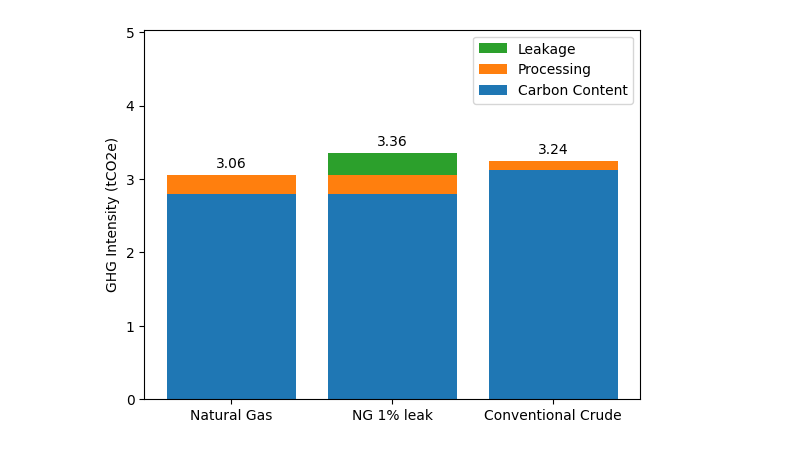
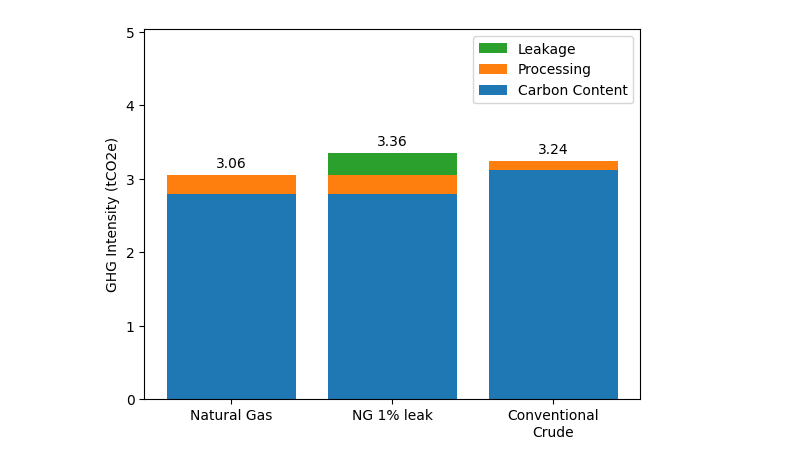
Before and after one commit to epjoiner/GGI_Shiny, a Jupyter notebook: dataviz.ipynb, the cells around one changed output. Drawn from its saved outputs; the diff is of its cells as text; code cells hidden in the pictures.

```diff
--- a/dataviz.ipynb
+++ b/dataviz.ipynb
@@ -4,13 +4,13 @@ from copy import deepcopy
 # %%
 nat_gas = Fuel(name = "Natural Gas", carbon_frac = 0.763, processing = 0.258)
 
 leaky_nat_gas = deepcopy(nat_gas)
 leaky_nat_gas.set_leakage(leak_rate = 0.01, gwp = 30)
 leaky_nat_gas.name = "NG 1% leak"
 
-crude = Fuel(name = "Conventional Crude", carbon_frac = 0.85, processing = 0.126)
+crude = Fuel(name = "Conventional\nCrude", carbon_frac = 0.85, processing = 0.126)
 
 plot = Plot(nat_gas, leaky_nat_gas, crude)
 plot.column_plot()
 # %% [output]
-[figure, old version]
+[figure, new version]
```
Also changed, not shown: parts of 1 cell of this notebook, 1 other file.
